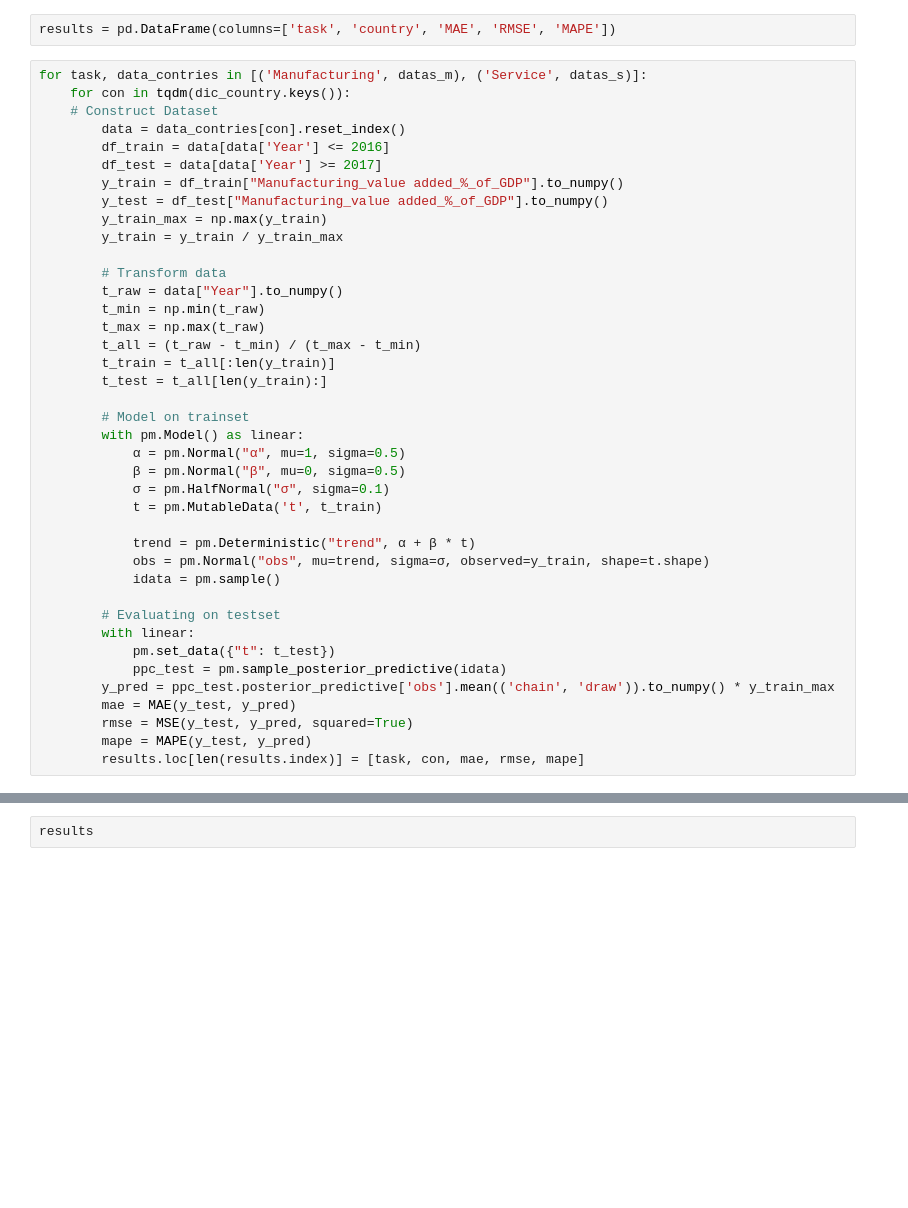
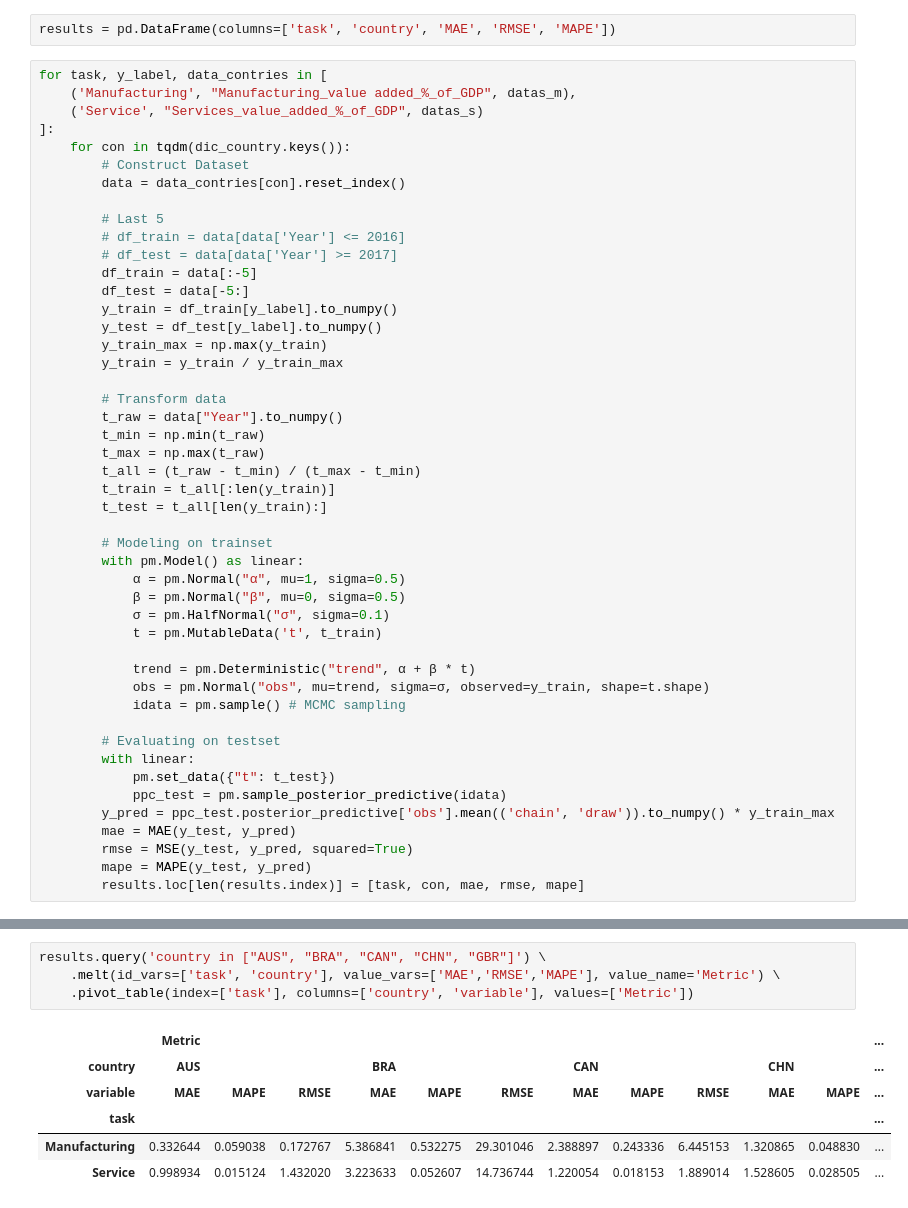
Before and after one commit to HannahFromAland/Accenture4-Evaluating-the-Attractiveness-of-a-Country, a Jupyter notebook: Model/PyMC3/pymc3-prophet.ipynb, the cells around one changed output, grey strips where cells are left out. Drawn from its saved outputs; the diff is of its cells as text; blank space fills up the shorter version.

```diff
--- a/Model/PyMC3/pymc3-prophet.ipynb
+++ b/Model/PyMC3/pymc3-prophet.ipynb
@@ -218,14 +188,21 @@ plt.show()
 # %%
 results = pd.DataFrame(columns=['task', 'country', 'MAE', 'RMSE', 'MAPE'])
 # %%
-for task, data_contries in [('Manufacturing', datas_m), ('Service', datas_s)]:
+for task, y_label, data_contries in [
+    ('Manufacturing', "Manufacturing_value added_%_of_GDP", datas_m),
+    ('Service', "Services_value_added_%_of_GDP", datas_s)
+]:
     for con in tqdm(dic_country.keys()):
-    # Construct Dataset
+        # Construct Dataset
         data = data_contries[con].reset_index()
-        df_train = data[data['Year'] <= 2016]
-        df_test = data[data['Year'] >= 2017]
-        y_train = df_train["Manufacturing_value added_%_of_GDP"].to_numpy()
-        y_test = df_test["Manufacturing_value added_%_of_GDP"].to_numpy()
+
+        # Last 5
+        # df_train = data[data['Year'] <= 2016]
+        # df_test = data[data['Year'] >= 2017]
+        df_train = data[:-5]
+        df_test = data[-5:]
+        y_train = df_train[y_label].to_numpy()
+        y_test = df_test[y_label].to_numpy()
         y_train_max = np.max(y_train)
         y_train = y_train / y_train_max
 
@@ -237,7 +214,7 @@ for task, data_contries in [('Manufacturing', datas_m), ('Service', datas_s)]:
         t_train = t_all[:len(y_train)]
         t_test = t_all[len(y_train):]
 
-        # Model on trainset
+        # Modeling on trainset
         with pm.Model() as linear:
             α = pm.Normal("α", mu=1, sigma=0.5)
             β = pm.Normal("β", mu=0, sigma=0.5)
@@ -246,7 +223,7 @@ for task, data_contries in [('Manufacturing', datas_m), ('Service', datas_s)]:
 
             trend = pm.Deterministic("trend", α + β * t)
             obs = pm.Normal("obs", mu=trend, sigma=σ, observed=y_train, shape=t.shape)
-            idata = pm.sample()
+            idata = pm.sample() # MCMC sampling
 
         # Evaluating on testset
         with linear:
@@ -286,2 +263,11 @@ Sampling: [obs]
 # %%
-results
+results.query('country in ["AUS", "BRA", "CAN", "CHN", "GBR"]') \
+    .melt(id_vars=['task', 'country'], value_vars=['MAE','RMSE','MAPE'], value_name='Metric') \
+    .pivot_table(index=['task'], columns=['country', 'variable'], values=['Metric'])
+# %% [output]
+|  | Metric |  |  |  |  |  |  |  |  |  |  | ... |
+| country | AUS |  |  | BRA |  |  | CAN |  |  | CHN |  | ... |
+| variable | MAE | MAPE | RMSE | MAE | MAPE | RMSE | MAE | MAPE | RMSE | MAE | MAPE | ... |
+| task |  |  |  |  |  |  |  |  |  |  |  | ... |
+| Manufacturing | 0.332644 | 0.059038 | 0.172767 | 5.386841 | 0.532275 | 29.301046 | 2.388897 | 0.243336 | 6.445153 | 1.320865 | 0.048830 | ... |
+| Service | 0.998934 | 0.015124 | 1.432020 | 3.223633 | 0.052607 | 14.736744 | 1.220054 | 0.018153 | 1.889014 | 1.528605 | 0.028505 | ... |
```
Also changed, not shown: parts of 18 cells of this notebook.
